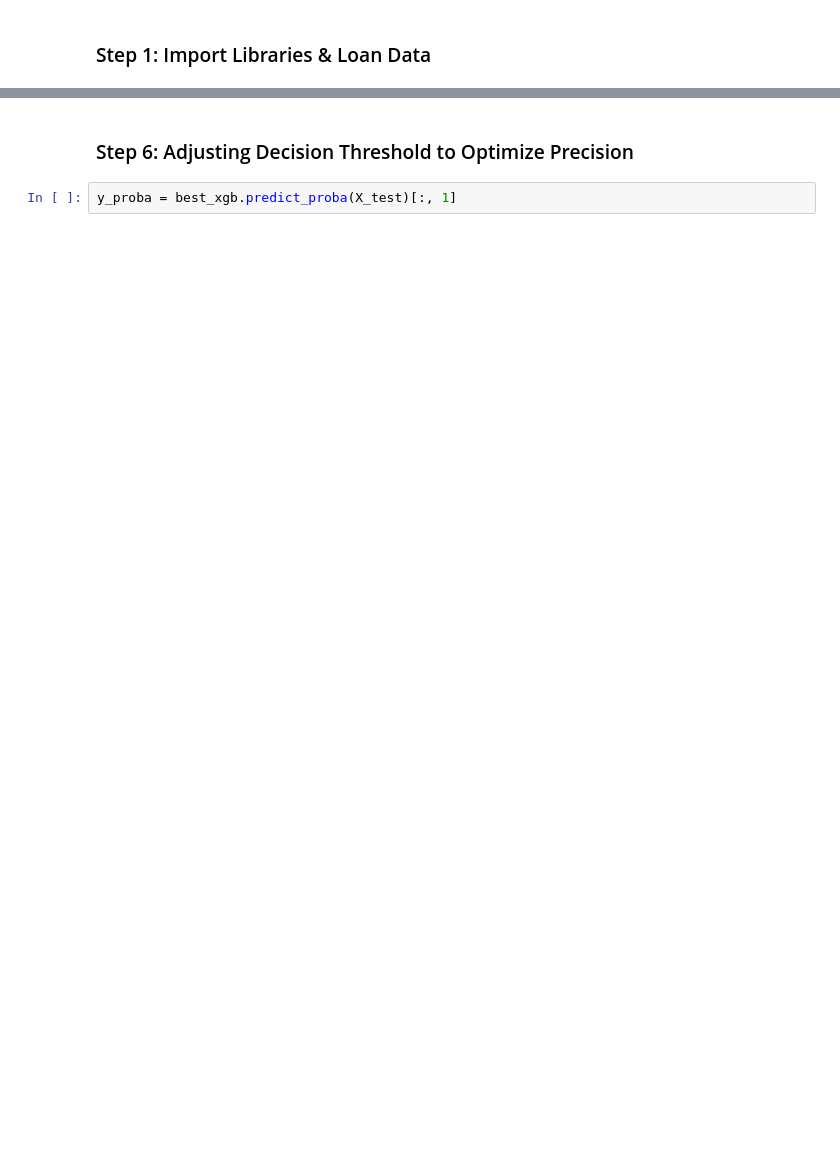
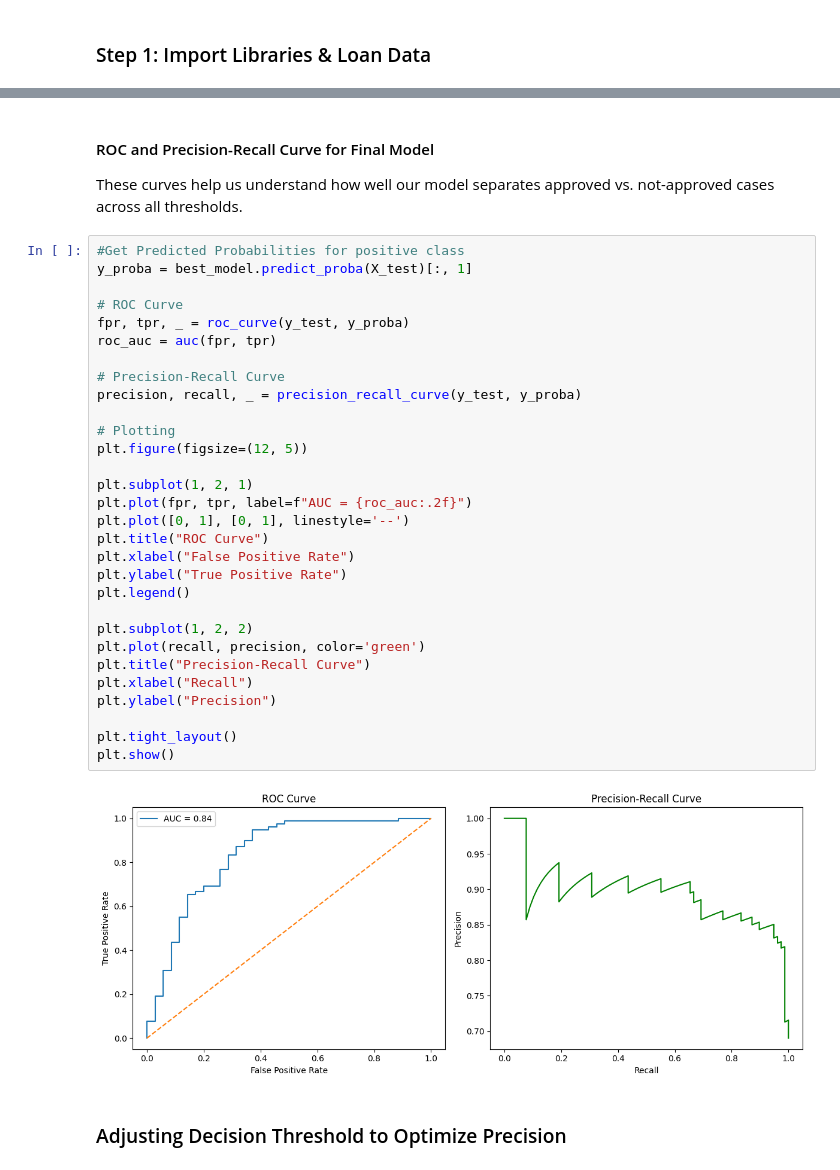
Before and after one commit to Puneet0123/Data_project, a Jupyter notebook: loan_approval_project/notebooks/03_modeling.ipynb, the cells around one changed output, grey strips where cells are left out. Cells and saved outputs as stored; diff of their text form; blank space fills up the shorter version.

```diff
--- a/loan_approval_project/notebooks/03_modeling.ipynb
+++ b/loan_approval_project/notebooks/03_modeling.ipynb
@@ -248,5 +347,39 @@ Best model saved successfully!
+# %% [markdown]
+#### ROC and Precision-Recall Curve for Final Model
+
+These curves help us understand how well our model separates approved vs. not-approved cases across all thresholds.
+# %%
+#Get Predicted Probabilities for positive class
+y_proba = best_model.predict_proba(X_test)[:, 1]
+
+# ROC Curve
+fpr, tpr, _ = roc_curve(y_test, y_proba)
+roc_auc = auc(fpr, tpr)
+
+# Precision-Recall Curve
+precision, recall, _ = precision_recall_curve(y_test, y_proba)
+
+# Plotting
+plt.figure(figsize=(12, 5))
+
+plt.subplot(1, 2, 1)
+plt.plot(fpr, tpr, label=f"AUC = {roc_auc:.2f}")
+plt.plot([0, 1], [0, 1], linestyle='--')
+plt.title("ROC Curve")
+plt.xlabel("False Positive Rate")
+plt.ylabel("True Positive Rate")
+plt.legend()
+
+plt.subplot(1, 2, 2)
+plt.plot(recall, precision, color='green')
+plt.title("Precision-Recall Curve")
+plt.xlabel("Recall")
+plt.ylabel("Precision")
+
+plt.tight_layout()
+plt.show()
+# %% [output]
+[figure, added]
 # %% [markdown]
-### Step 6: Adjusting Decision Threshold to Optimize Precision
+### Adjusting Decision Threshold to Optimize Precision
-# %%
-y_proba = best_xgb.predict_proba(X_test)[:, 1]
 # %%
```
Also changed, not shown: parts of 37 cells of this notebook, 16 other files.
